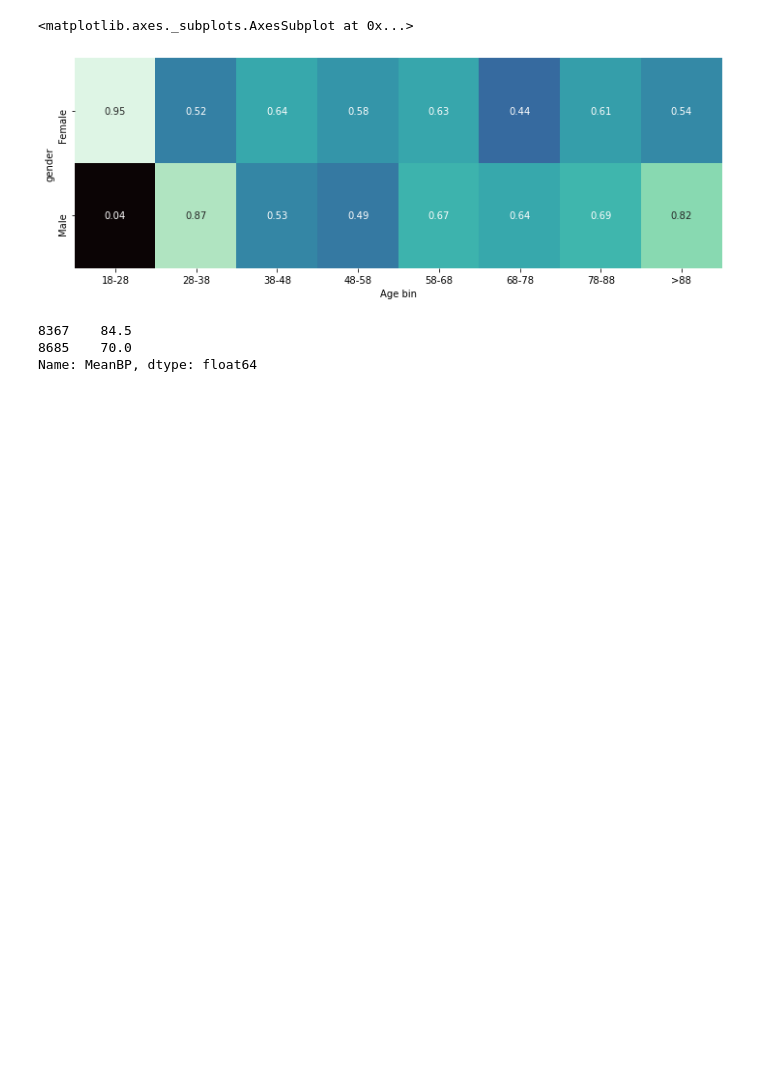
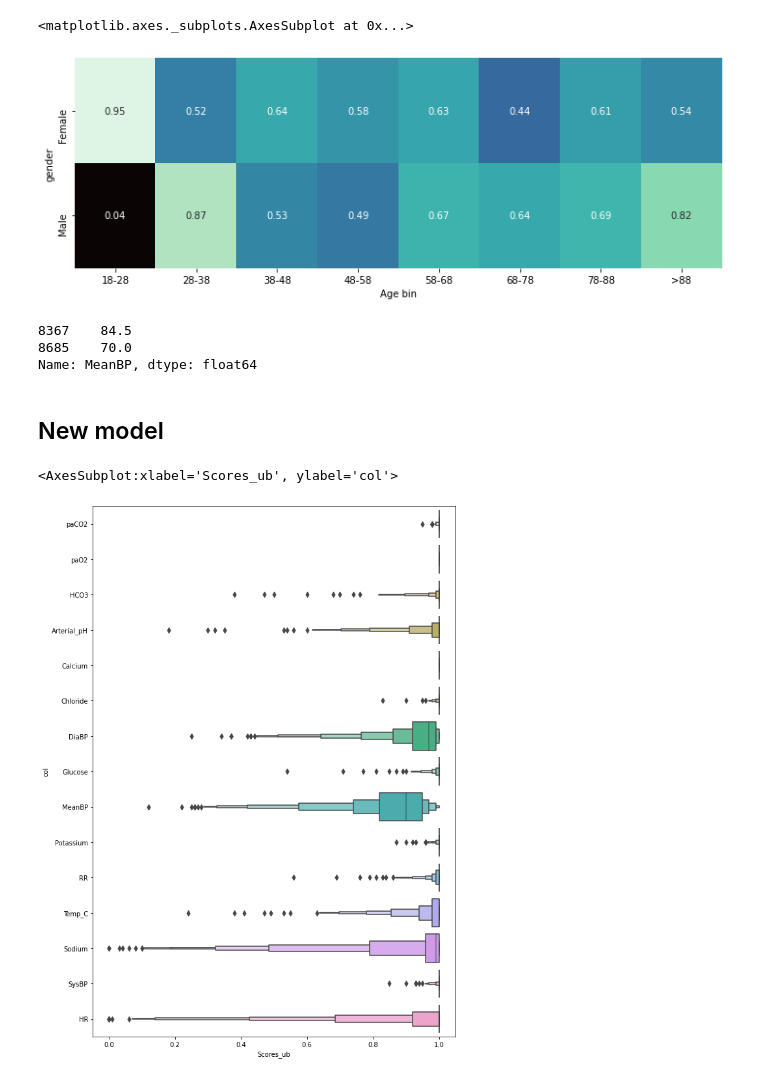
Before and after one commit to faaizT/CausalTwinAssessment, a Jupyter notebook: Manski bounds analysis (updated).ipynb, the cells around one changed output. Cells and saved outputs as stored; diff of their text form; code cells hidden in the pictures; blank space fills up the shorter version.

Commit message:
Updated pulse manski experiments

```diff
--- a/Manski bounds analysis (updated).ipynb
+++ b/Manski bounds analysis (updated).ipynb
@@ -797,3 +797,19 @@ scores_filtered_by_actions[(scores_filtered_by_actions['gender']=='Male') & (sco
 8367    84.5
 8685    70.0
 Name: MeanBP, dtype: float64
+# %% [markdown]
+## New model
+# %%
+class Net2(torch.nn.Module):
+    def __init__(self, n_feature, n_hidden, n_output):
+        super(Net2, self).__init__()
+        self.hidden = torch.nn.Linear(n_feature, n_hidden)   # hidden layer
+        self.predict1 = torch.nn.Linear(n_hidden, n_hidden)
+        self.predict2 = torch.nn.Linear(n_hidden, n_output)   # output layer
+        self.tanh = torch.nn.Tanh()
+
+    def forward(self, x):
+        x = self.tanh(self.hidden(x))      # activation function for hidden layer
+        x = self.tanh(self.predict1(x))
+        x = self.predict2(x)             # linear output
+        return x
@@ -799,0 +849,18 @@ Name: MeanBP, dtype: float64
+# %%
+models_dir = '/data/ziz/not-backed-up/taufiq/PulseManski/pulse_manski'
+scores = pd.DataFrame()
+for col_name in tqdm(cols):
+    a = torch.FloatTensor(MIMICtable_val_t0['A'].values).to(torch.long)-1
+    score_lb, score_ub, _, _, _ = compute_score_tensor_separated_updated(obs_input, sim_input, a, col_name, models_dir)
+    scoresdf = MIMICtable_val_t0.copy()
+    scoresdf['col'] = col_name
+    scoresdf['Scores_ub'] = score_ub
+    scoresdf['Scores_lb'] = score_lb
+    scores = pd.concat([scores, scoresdf], ignore_index=True)
+# %%
+import seaborn as sns
+fig, axs = plt.subplots(1, figsize=(10,15))
+sns.boxenplot(x='Scores_ub',y='col', data=scores, ax=axs)
+# %% [output]
+<AxesSubplot:xlabel='Scores_ub', ylabel='col'>
+[figure, added]
```
Also changed, not shown: parts of 4 cells of this notebook.
